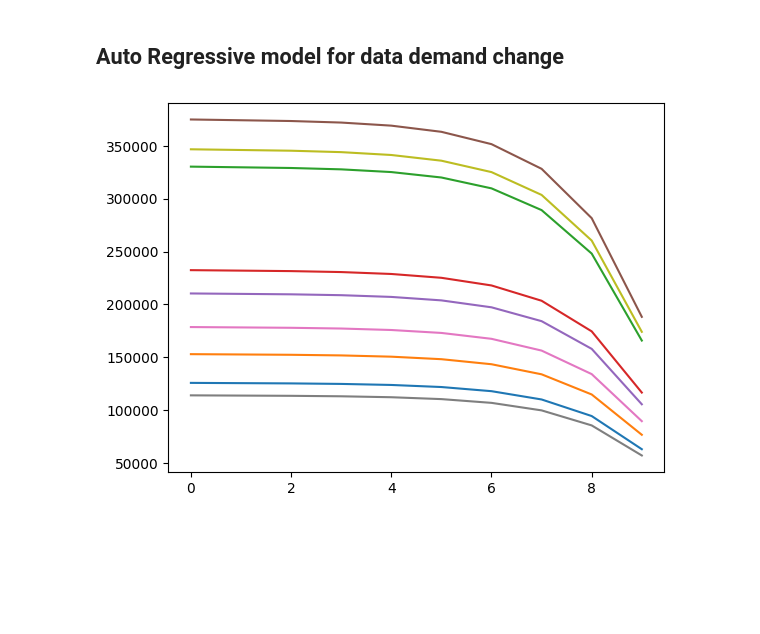
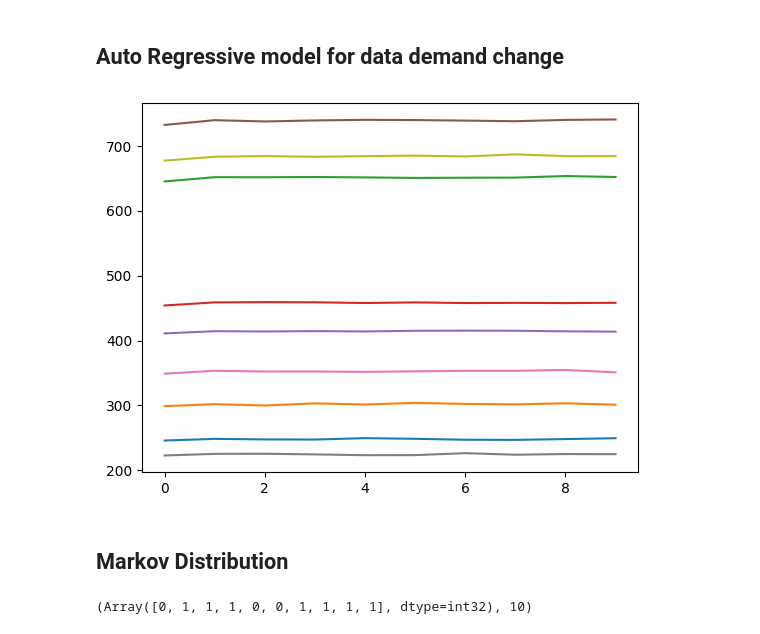
Before and after one commit to AppelEater/P10masters, a Jupyter notebook: investigation_of_demand_over_time.ipynb, the cells around one changed output. Drawn from its saved outputs; the diff is of its cells as text; code cells hidden in the pictures; blank space fills up the shorter version.

Commit message:
Added a markov based aggregate user demand

```diff
--- a/investigation_of_demand_over_time.ipynb
+++ b/investigation_of_demand_over_time.ipynb
@@ -6,41 +8,80 @@ import matplotlib.pyplot as plt
 # %% [markdown]
 ## Auto Regressive model for data demand change
 # %%
-def ar1_process(demand_over_time: jnp.ndarray, reconfiguration_period : float, time_slots : int, ar_weight : float, key : jnp.ndarray) -> jnp.ndarray:
+def ar1_process(demand_over_time: jnp.ndarray, variability : float, time_slots : int, ar_weight : float, key : jnp.ndarray) -> jnp.ndarray:
     white_noise = jrandom.normal(key, demand_over_time.shape)  # Generate white noise
 
      # Add the initial demand to the white noise
 
     for i in range(1, time_slots):
-        demand_over_time = demand_over_time.at[i].set(ar_weight * demand_over_time[i-1] + white_noise[i])
+        demand_over_time = demand_over_time.at[i].set(ar_weight * demand_over_time[i-1] + white_noise[i]+ demand_over_time[0])
 
     return demand_over_time
 
 
 # Demanded bit rate changes with time
 # Demand is intialised
 for k in range(1, 10):
     demand = jnp.array([jrandom.randint(jrandom.PRNGKey(k), (1), minval=200, maxval = 750)])
 
     # The reconfiguration period is 30 seconds
     reconfiguration_period = 30
     # The number of reconfigurations is 10
     time_slots = 10
 
     time_slot_duration =int( reconfiguration_period / time_slots)
 
     # Setup array with demand over time
     demand_over_time = jnp.zeros((time_slots, demand.shape[0]))
 
     demand_over_time = demand_over_time.at[0].set(demand[0].item())
 
     #print(demand_over_time)
 
     key, subkey = jrandom.split(jrandom.PRNGKey(k))
     # Calculate the AR(1) process for the demand
 
-    demand_over_time = ar1_process(demand_over_time, reconfiguration_period, time_slots, 0.01, subkey)
+    demand_over_time = ar1_process(demand_over_time, 1, time_slots, 0.01, subkey)
 
     plt.plot(demand_over_time)
 # %% [output]
-[figure, old version]
+[figure, new version]
+# %% [markdown]
+## Markov Distribution
+# %%
+def markov_step(state, key, A):
+    key, subkey = jrandom.split(key)
+    probs = A[state]  # Transition probabilities from current state
+    next_state = jrandom.choice(subkey, A.shape[0], p=probs)
+    return next_state, next_state
+
+# Function for state change given A
+def user_state_change(state_change_matrix : jnp.ndarray, state : int, time_series : jnp.ndarray, key : jnp.ndarray) -> jnp.ndarray:
+    # Create a copy of the state change matrix
+
+    key = jrandom.split(key, time_series.shape[0]-1)
+
+    def scan_fn(state,key):
+        return markov_step(state, key, state_change_matrix)
+
+    _, states = jax.lax.scan(scan_fn, state, key)
+
+    return jnp.concatenate([jnp.array([state]), states])
+
+seed = 42
+
+key = jrandom.PRNGKey(seed)
+
+time_series = jnp.zeros((time_slots, 1))
+# Create a state change matrix
+
+state_change_matrix = jnp.array([[0.1, 0.9],
+                                 [0.3, 0.7]])
+
+# Intial state is 0
+state = 0
+time_series = user_state_change(state_change_matrix, state, time_series, key)
+
+time_series, time_series.shape[0]
+# %% [output]
+(Array([0, 1, 1, 1, 0, 0, 1, 1, 1, 1], dtype=int32), 10)
```
Also changed, not shown: parts of 4 cells of this notebook, 2 other files.
